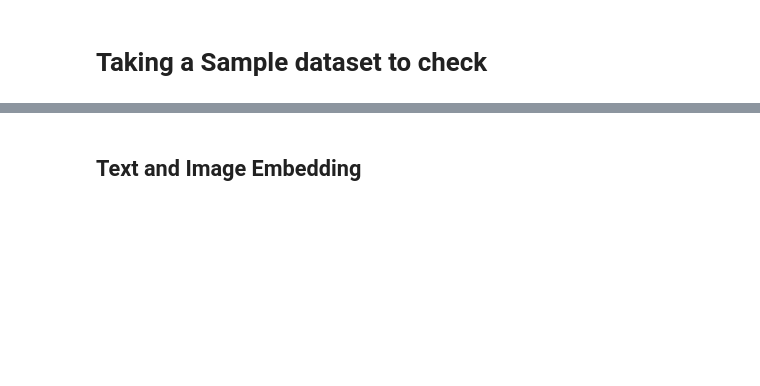
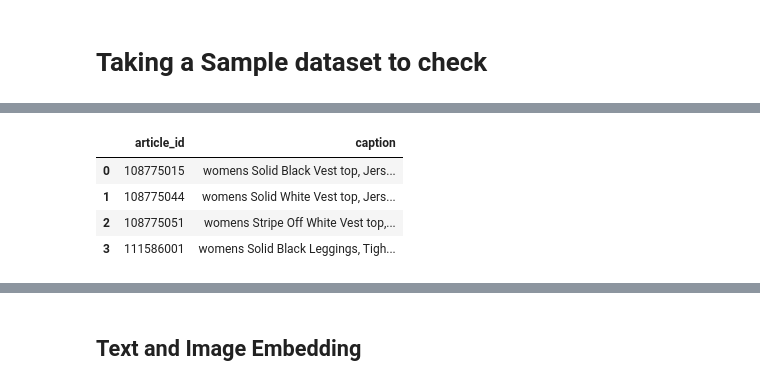
Before and after one commit to NikhilK-crypto/SmartStyleHub, a Jupyter notebook: CLIP_finetuning_nikhil.ipynb, the cells around one changed output, grey strips where cells are left out. Saved outputs shown, nothing was run; the diff lists cells and outputs as text; code cells hidden in the pictures; blank space fills up the shorter version.

```diff
--- a/CLIP_finetuning_nikhil.ipynb
+++ b/CLIP_finetuning_nikhil.ipynb
@@ -179,0 +31,9 @@ with Image.open(path_to_img) as img:
+# %%
+df_sample = df.iloc[:,[0,-1]]
+df_sample.head(4)
+# %% [output]
+|  | article_id | caption |
+| 0 | 108775015 | womens Solid Black Vest top, Jers... |
+| 1 | 108775044 | womens Solid White Vest top, Jers... |
+| 2 | 108775051 | womens Stripe Off White Vest top,... |
+| 3 | 111586001 | womens Solid Black Leggings, Tigh... |
```
Also changed, not shown: parts of 41 cells of this notebook.
